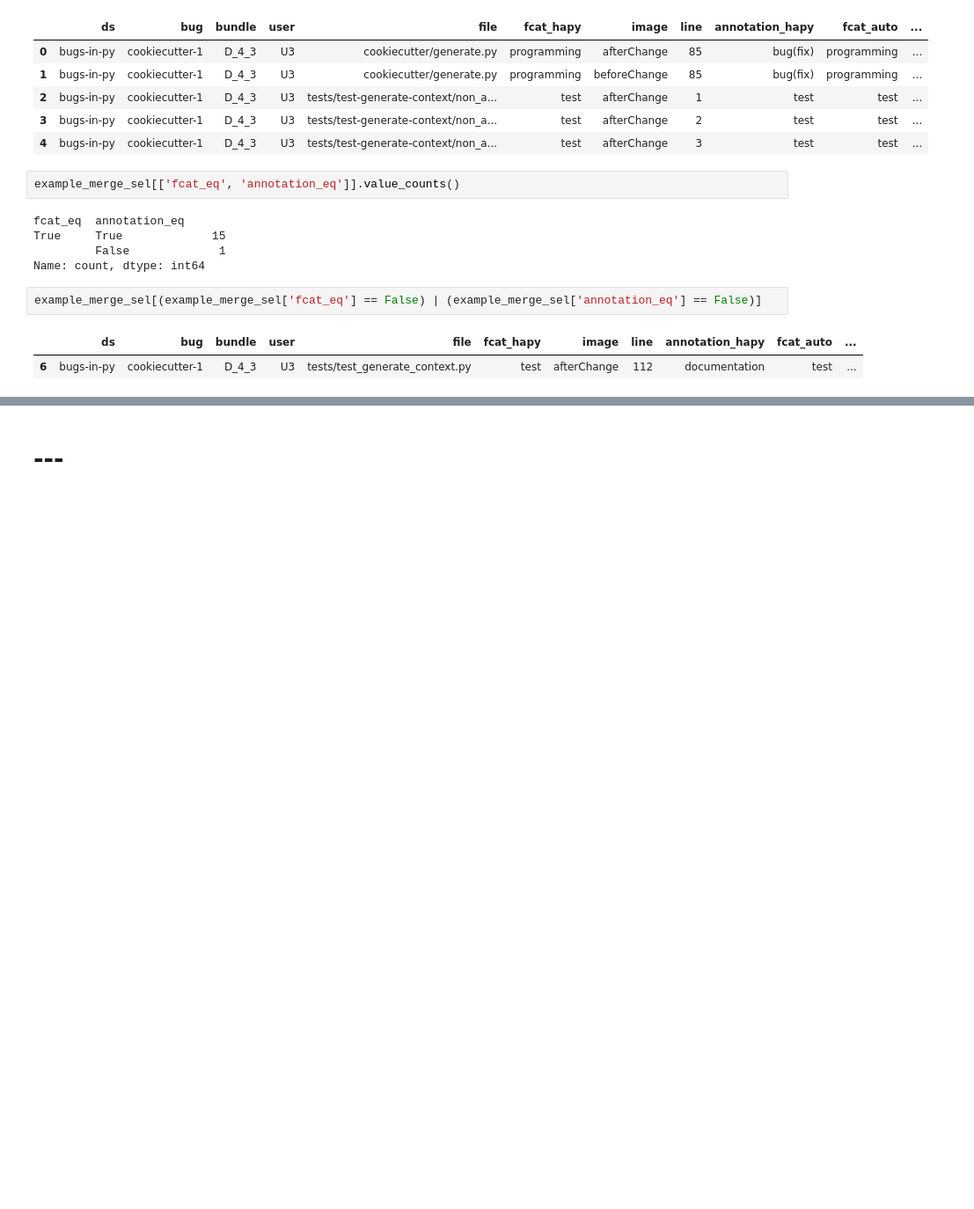
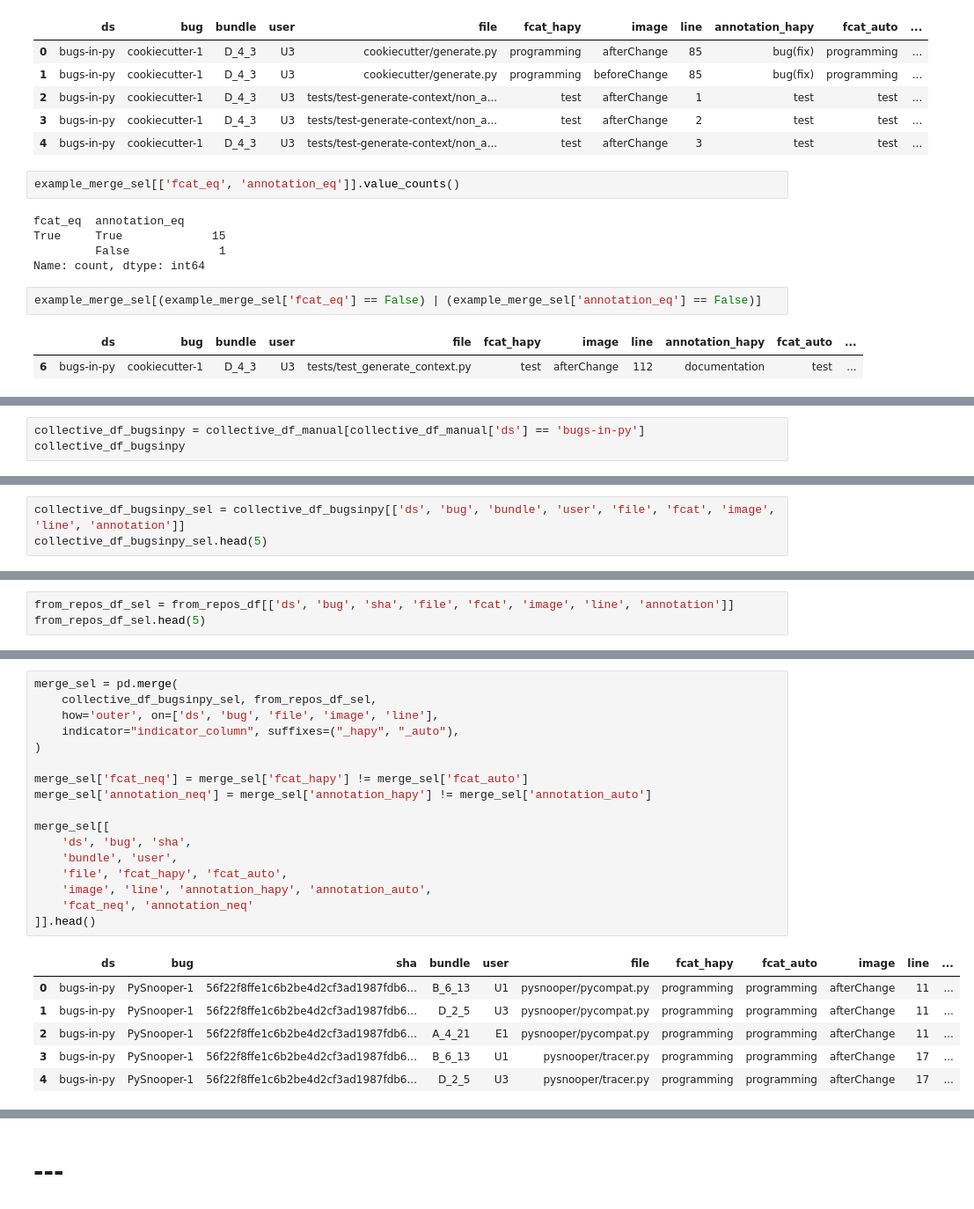
Before and after one commit to ncusi/PatchScope, a Jupyter notebook: notebooks/experiments/01-compare_annotations.ipynb, the cells around one changed output, grey strips where cells are left out. Shown at 88% size. Cells and saved outputs as stored; diff of their text form; blank space fills up the shorter version.

```diff
--- a/notebooks/experiments/01-compare_annotations.ipynb
+++ b/notebooks/experiments/01-compare_annotations.ipynb
@@ -858,0 +1019,3 @@ example_merge_sel[(example_merge_sel['fcat_eq'] == False) | (example_merge_sel['
+# %%
+collective_df_bugsinpy = collective_df_manual[collective_df_manual['ds'] == 'bugs-in-py']
+collective_df_bugsinpy
@@ -858,0 +1037,3 @@ example_merge_sel[(example_merge_sel['fcat_eq'] == False) | (example_merge_sel['
+# %%
+collective_df_bugsinpy_sel = collective_df_bugsinpy[['ds', 'bug', 'bundle', 'user', 'file', 'fcat', 'image', 'line', 'annotation']]
+collective_df_bugsinpy_sel.head(5)
@@ -858,0 +1048,3 @@ example_merge_sel[(example_merge_sel['fcat_eq'] == False) | (example_merge_sel['
+# %%
+from_repos_df_sel = from_repos_df[['ds', 'bug', 'sha', 'file', 'fcat', 'image', 'line', 'annotation']]
+from_repos_df_sel.head(5)
@@ -858,0 +1058,24 @@ example_merge_sel[(example_merge_sel['fcat_eq'] == False) | (example_merge_sel['
+# %%
+merge_sel = pd.merge(
+    collective_df_bugsinpy_sel, from_repos_df_sel,
+    how='outer', on=['ds', 'bug', 'file', 'image', 'line'],
+    indicator="indicator_column", suffixes=("_hapy", "_auto"),
+)
+
+merge_sel['fcat_neq'] = merge_sel['fcat_hapy'] != merge_sel['fcat_auto']
+merge_sel['annotation_neq'] = merge_sel['annotation_hapy'] != merge_sel['annotation_auto']
+
+merge_sel[[
+    'ds', 'bug', 'sha',
+    'bundle', 'user',
+    'file', 'fcat_hapy', 'fcat_auto',
+    'image', 'line', 'annotation_hapy', 'annotation_auto',
+    'fcat_neq', 'annotation_neq'
+]].head()
+# %% [output]
+|  | ds | bug | sha | bundle | user | file | fcat_hapy | fcat_auto | image | line | ... |
+| 0 | bugs-in-py | PySnooper-1 | 56f22f8ffe1c6b2be4d2cf3ad1987fdb6... | B_6_13 | U1 | pysnooper/pycompat.py | programming | programming | afterChange | 11 | ... |
+| 1 | bugs-in-py | PySnooper-1 | 56f22f8ffe1c6b2be4d2cf3ad1987fdb6... | D_2_5 | U3 | pysnooper/pycompat.py | programming | programming | afterChange | 11 | ... |
+| 2 | bugs-in-py | PySnooper-1 | 56f22f8ffe1c6b2be4d2cf3ad1987fdb6... | A_4_21 | E1 | pysnooper/pycompat.py | programming | programming | afterChange | 11 | ... |
+| 3 | bugs-in-py | PySnooper-1 | 56f22f8ffe1c6b2be4d2cf3ad1987fdb6... | B_6_13 | U1 | pysnooper/tracer.py | programming | programming | afterChange | 17 | ... |
+| 4 | bugs-in-py | PySnooper-1 | 56f22f8ffe1c6b2be4d2cf3ad1987fdb6... | D_2_5 | U3 | pysnooper/tracer.py | programming | programming | afterChange | 17 | ... |
```
Also changed, not shown: parts of 14 cells of this notebook.
